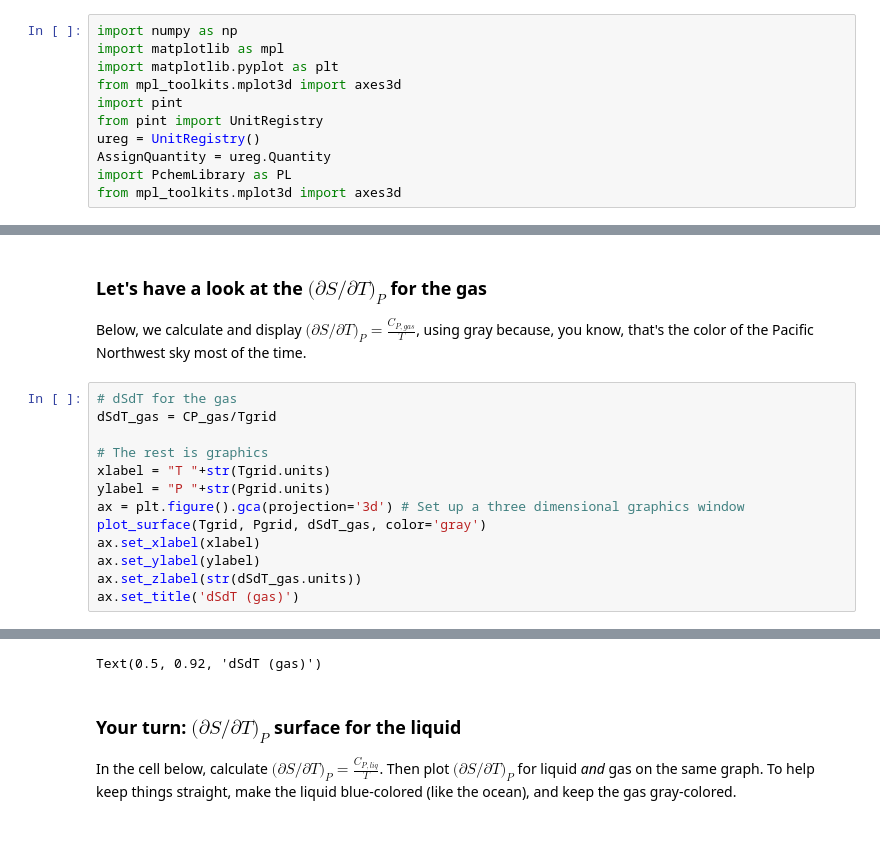
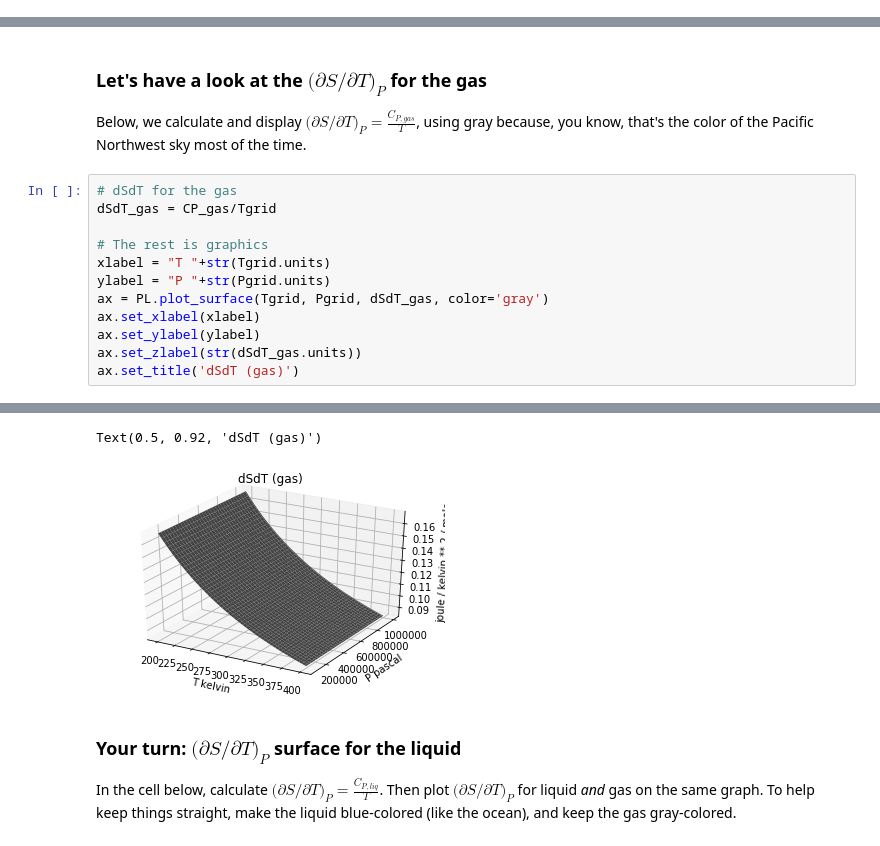
Before and after one commit to sneshyba/pypchem, a Jupyter notebook: Thermo 2022 (Neshyba)/Week_10a.CruisingSTP/CruisingSTP.ipynb, the cells around one changed output, grey strips where cells are left out. Cells and saved outputs as stored; diff of their text form.

```diff
--- a/Thermo 2022 (Neshyba)/Week_10a.CruisingSTP/CruisingSTP.ipynb
+++ b/Thermo 2022 (Neshyba)/Week_10a.CruisingSTP/CruisingSTP.ipynb
@@ -7,14 +7,3 @@
 1. Explain what controls the shape of $\big (\partial S/ \partial T \big )_P$, $\big (\partial S/ \partial P \big )_T$, and $S$ in $T,P$ state space, and how these shapes differ according to phase.
 1. Use a 2-d integrator to construct a numerical representation of a state function.
 1. Explain trends in $\Delta S_{vap}$, $\Delta S_{fus}$, and $\Delta S_{sub}$ with increasing temperature and pressure.
-# %%
-import numpy as np
-import matplotlib as mpl
-import matplotlib.pyplot as plt
-from mpl_toolkits.mplot3d import axes3d
-import pint
-from pint import UnitRegistry
-ureg = UnitRegistry()
-AssignQuantity = ureg.Quantity
-import PchemLibrary as PL
-from mpl_toolkits.mplot3d import axes3d
@@ -86,8 +79,7 @@ dSdT_gas = CP_gas/Tgrid
 # The rest is graphics
 xlabel = "T "+str(Tgrid.units)
 ylabel = "P "+str(Pgrid.units)
-ax = plt.figure().gca(projection='3d') # Set up a three dimensional graphics window
-plot_surface(Tgrid, Pgrid, dSdT_gas, color='gray')
+ax = PL.plot_surface(Tgrid, Pgrid, dSdT_gas, color='gray')
 ax.set_xlabel(xlabel)
 ax.set_ylabel(ylabel)
 ax.set_zlabel(str(dSdT_gas.units))
@@ -98,4 +88,5 @@ ax.set_title('dSdT (gas)')
 Text(0.5, 0.92, 'dSdT (gas)')
+[figure, added]
 # %% [markdown]
 ### Your turn: $\big (\partial S/ \partial T \big )_P$ surface for the liquid
 In the cell below, calculate $\big (\partial S/ \partial T \big )_P = \frac {C_{P,liq}} T$. Then plot $\big (\partial S/ \partial T \big )_P$ for liquid *and* gas on the same graph. To help keep things straight, make the liquid blue-colored (like the ocean), and keep the gas gray-colored.
```
Also changed, not shown: parts of 11 cells of this notebook, 1 other file.
